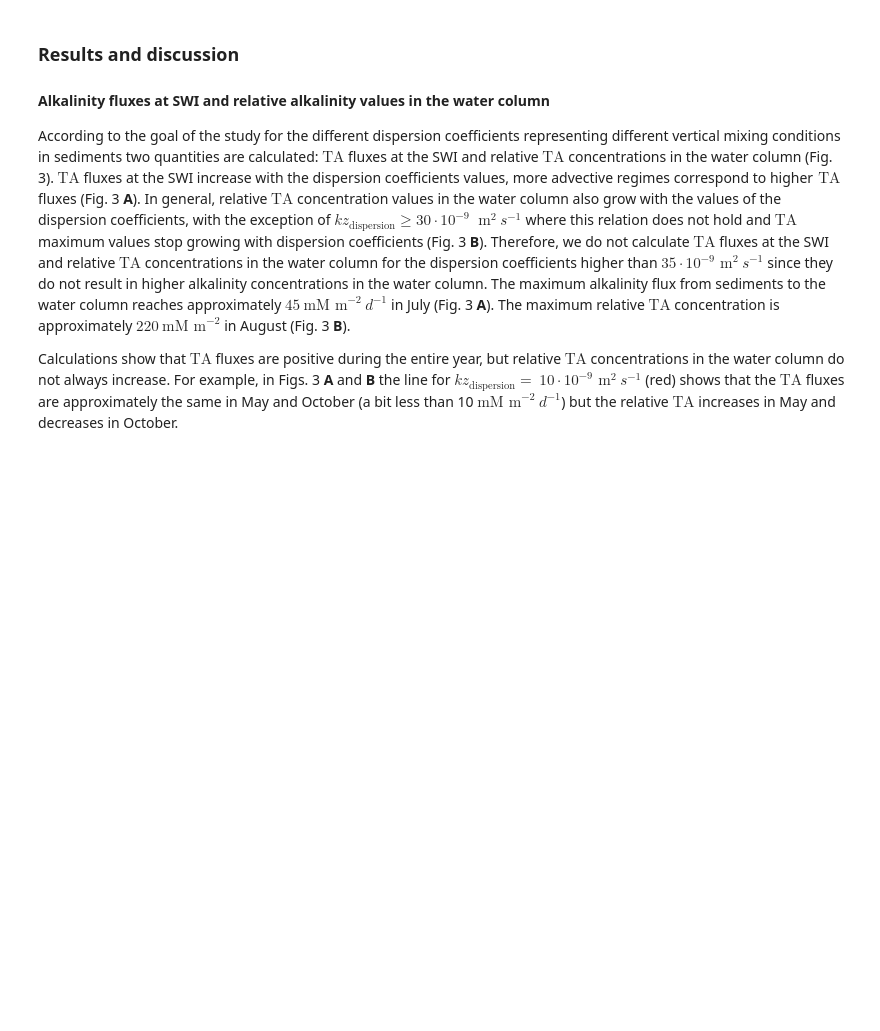
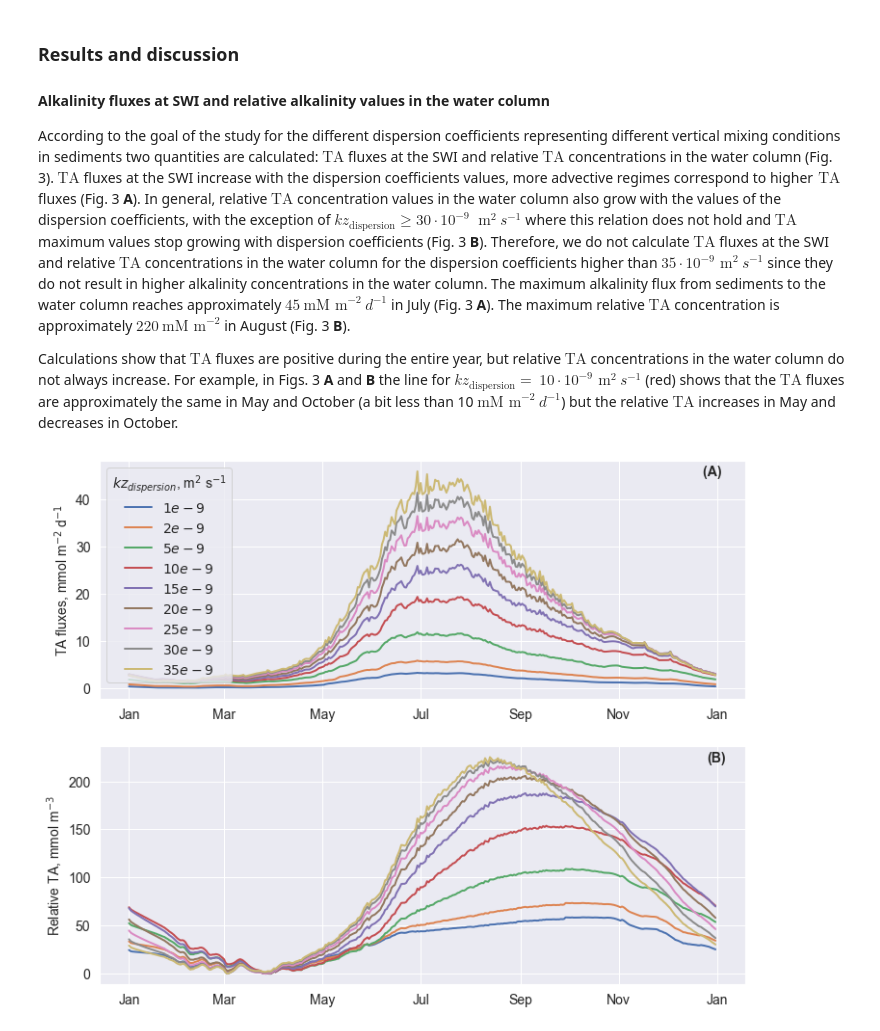
Before and after one commit to limash/Alkalinity_in_the_Wadden_Sea, a Jupyter notebook: 5_Results_and_discussion.ipynb, the cells around one changed output. Cells and saved outputs as stored; diff of their text form; code cells hidden in the pictures; blank space fills up the shorter version.

Commit message:
Add a first picture to results section

```diff
--- a/5_Results_and_discussion.ipynb
+++ b/5_Results_and_discussion.ipynb
@@ -3,31 +5,16 @@
 
 #### Alkalinity fluxes at SWI and relative alkalinity values in the water column
 
-According to the goal of the study for the different dispersion
-coefficients representing different vertical mixing conditions in
-sediments two quantities are calculated: $\text{TA}$ fluxes at the SWI
-and relative $\text{TA}$ concentrations in the water column (Fig. 3).
-$\text{TA}$ fluxes at the SWI increase with the dispersion coefficients
-values, more advective regimes correspond to higher$\text{\ TA}$ fluxes
-(Fig. 3 **A**). In general, relative $\text{TA}$ concentration values in
-the water column also grow with the values of the dispersion
-coefficients, with the exception of
-$kz_{\text{dispersion}} \geq 30 \cdot 10^{- 9}\ \text{\ m}^{2}\ s^{- 1}$
-where this relation does not hold and $\text{TA}$ maximum values stop
-growing with dispersion coefficients (Fig. 3 **B**). Therefore, we do
-not calculate $\text{TA}$ fluxes at the SWI and relative $\text{TA}$
-concentrations in the water column for the dispersion coefficients
-higher than $35 \cdot 10^{- 9}\text{\ m}^{2}\ s^{- 1}$ since they do not
-result in higher alkalinity concentrations in the water column. The
-maximum alkalinity flux from sediments to the water column reaches
-approximately $45\ \text{mM\ m}^{- 2}\ d^{- 1}$ in July (Fig. 3 **A**).
-The maximum relative $\text{TA}$ concentration is approximately
-$220\ \text{mM\ m}^{- 2}$ in August (Fig. 3 **B**).
+According to the goal of the study for the different dispersion coefficients representing different vertical mixing conditions in sediments two quantities are calculated: $\text{TA}$ fluxes at the SWI and relative $\text{TA}$ concentrations in the water column (Fig. 3).
+$\text{TA}$ fluxes at the SWI increase with the dispersion coefficients values, more advective regimes correspond to higher$\text{\ TA}$ fluxes (Fig. 3 **A**).
+In general, relative $\text{TA}$ concentration values in the water column also grow with the values of the dispersion coefficients, with the exception of $kz_{\text{dispersion}} \geq 30 \cdot 10^{- 9}\ \text{\ m}^{2}\ s^{- 1}$ where this relation does not hold and $\text{TA}$ maximum values stop growing with dispersion coefficients (Fig. 3 **B**).
+Therefore, we do not calculate $\text{TA}$ fluxes at the SWI and relative $\text{TA}$ concentrations in the water column for the dispersion coefficients higher than $35 \cdot 10^{- 9}\text{\ m}^{2}\ s^{- 1}$ since they do not result in higher alkalinity concentrations in the water column.
+The maximum alkalinity flux from sediments to the water column reaches approximately $45\ \text{mM\ m}^{- 2}\ d^{- 1}$ in July (Fig. 3 **A**).
+The maximum relative $\text{TA}$ concentration is approximately $220\ \text{mM\ m}^{- 2}$ in August (Fig. 3 **B**).
 
-Calculations show that $\text{TA}$ fluxes are positive during the entire
-year, but relative $\text{TA}$ concentrations in the water column do not
-always increase. For example, in Figs. 3 **A** and **B** the line for
-$kz_{\text{dispersion}} = \ 10 \cdot 10^{- 9}\text{\ m}^{2}\ s^{- 1}$
-(red) shows that the $\text{TA}$ fluxes are approximately the same in
-May and October (a bit less than 10 $\text{mM\ m}^{- 2}\ d^{- 1}$) but
-the relative $\text{TA}$ increases in May and decreases in October.
+Calculations show that $\text{TA}$ fluxes are positive during the entire year, but relative $\text{TA}$ concentrations in the water column do not always increase.
+For example, in Figs. 3 **A** and **B** the line for $kz_{\text{dispersion}} = \ 10 \cdot 10^{- 9}\text{\ m}^{2}\ s^{- 1}$ (red) shows that the $\text{TA}$ fluxes are approximately the same in May and October (a bit less than 10 $\text{mM\ m}^{- 2}\ d^{- 1}$) but the relative $\text{TA}$ increases in May and decreases in October.
+# %%
+vz.plot_alkalinity_flux_low_high()
+# %% [output]
+[figure, added]
```
Also changed, not shown: parts of 1 cell of this notebook, 3 other files.
